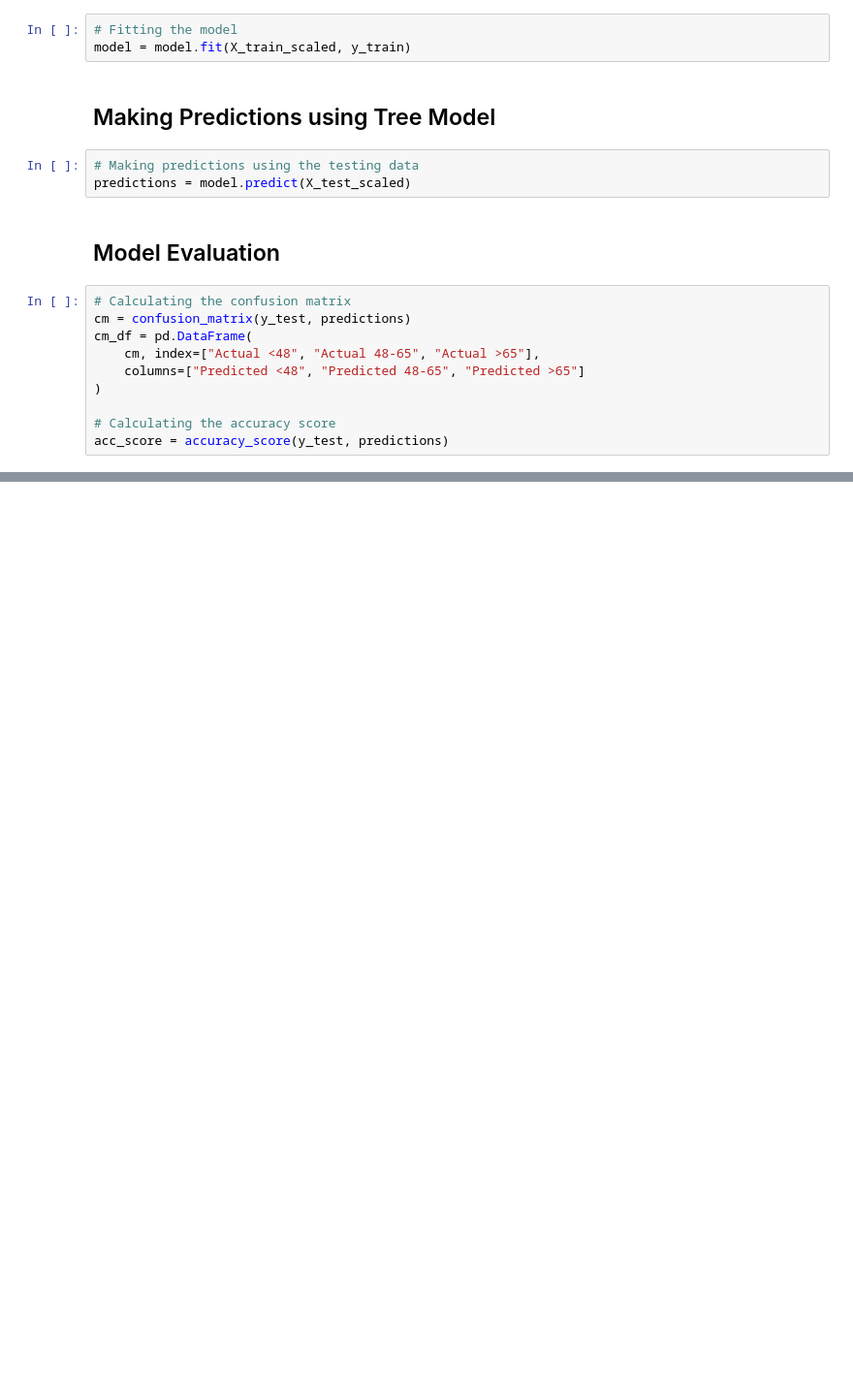
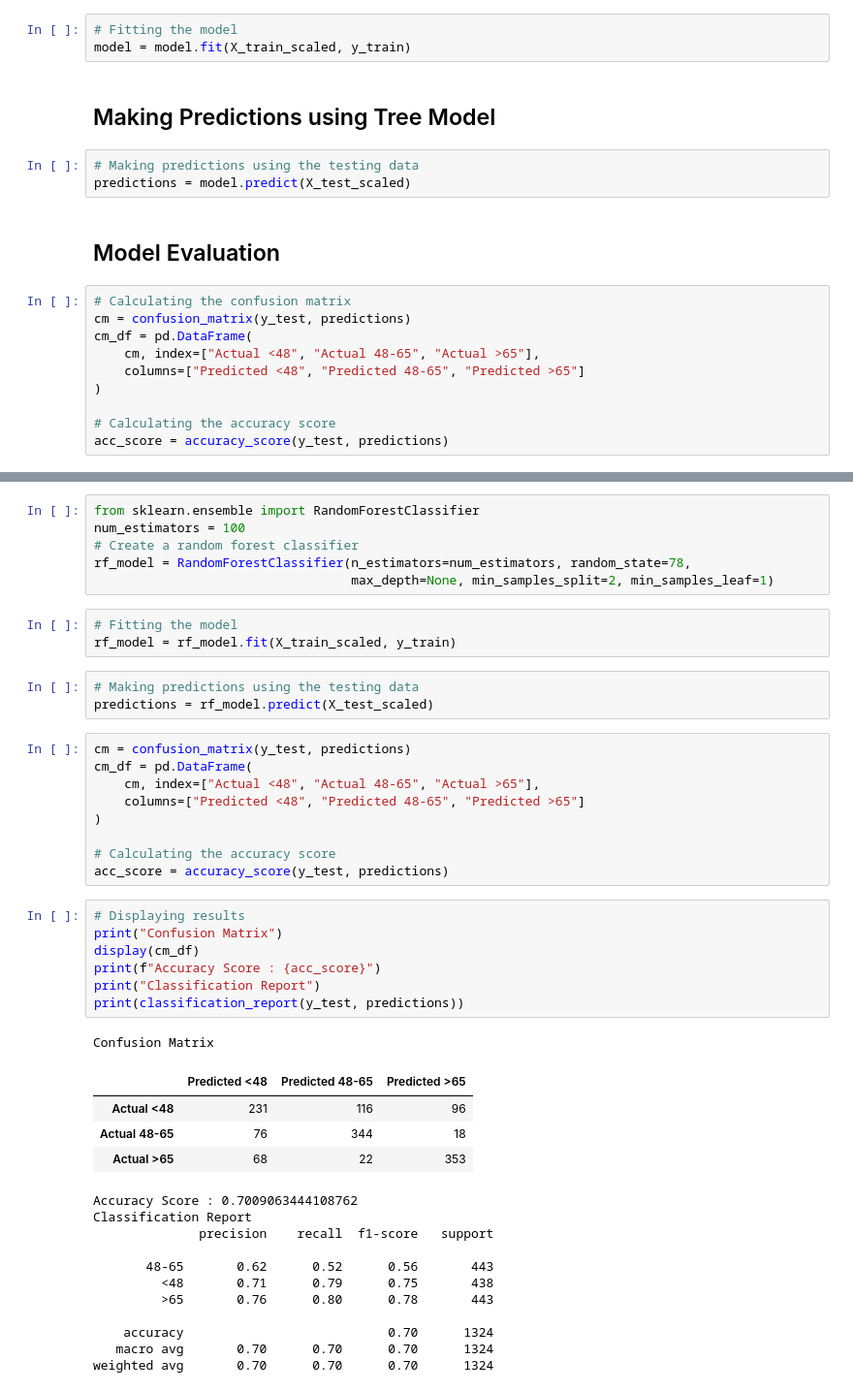
Before and after one commit to jeffdubo/project-4-financial-well-being, a Jupyter notebook: etl/data_exploration.ipynb, the cells around one changed output, grey strips where cells are left out. Shown at 97% size. Drawn from its saved outputs; the diff is of its cells as text; blank space fills up the shorter version.

```diff
--- a/etl/data_exploration.ipynb
+++ b/etl/data_exploration.ipynb
@@ -451,0 +441,45 @@ weighted avg       0.65      0.65      0.65      1324
+# %%
+from sklearn.ensemble import RandomForestClassifier
+num_estimators = 100
+# Create a random forest classifier
+rf_model = RandomForestClassifier(n_estimators=num_estimators, random_state=78,
+                                  max_depth=None, min_samples_split=2, min_samples_leaf=1)
+# %%
+# Fitting the model
+rf_model = rf_model.fit(X_train_scaled, y_train)
+# %%
+# Making predictions using the testing data
+predictions = rf_model.predict(X_test_scaled)
+# %%
+cm = confusion_matrix(y_test, predictions)
+cm_df = pd.DataFrame(
+    cm, index=["Actual <48", "Actual 48-65", "Actual >65"],
+    columns=["Predicted <48", "Predicted 48-65", "Predicted >65"]
+)
+
+# Calculating the accuracy score
+acc_score = accuracy_score(y_test, predictions)
+# %%
+# Displaying results
+print("Confusion Matrix")
+display(cm_df)
+print(f"Accuracy Score : {acc_score}")
+print("Classification Report")
+print(classification_report(y_test, predictions))
+# %% [output]
+Confusion Matrix
+|  | Predicted <48 | Predicted 48-65 | Predicted >65 |
+| Actual <48 | 231 | 116 | 96 |
+| Actual 48-65 | 76 | 344 | 18 |
+| Actual >65 | 68 | 22 | 353 |
+Accuracy Score : 0.7009063444108762
+Classification Report
+              precision    recall  f1-score   support
+
+       48-65       0.62      0.52      0.56       443
+         <48       0.71      0.79      0.75       438
+         >65       0.76      0.80      0.78       443
+
+    accuracy                           0.70      1324
+   macro avg       0.70      0.70      0.70      1324
+weighted avg       0.70      0.70      0.70      1324
```
Also changed, not shown: parts of 23 cells of this notebook.
